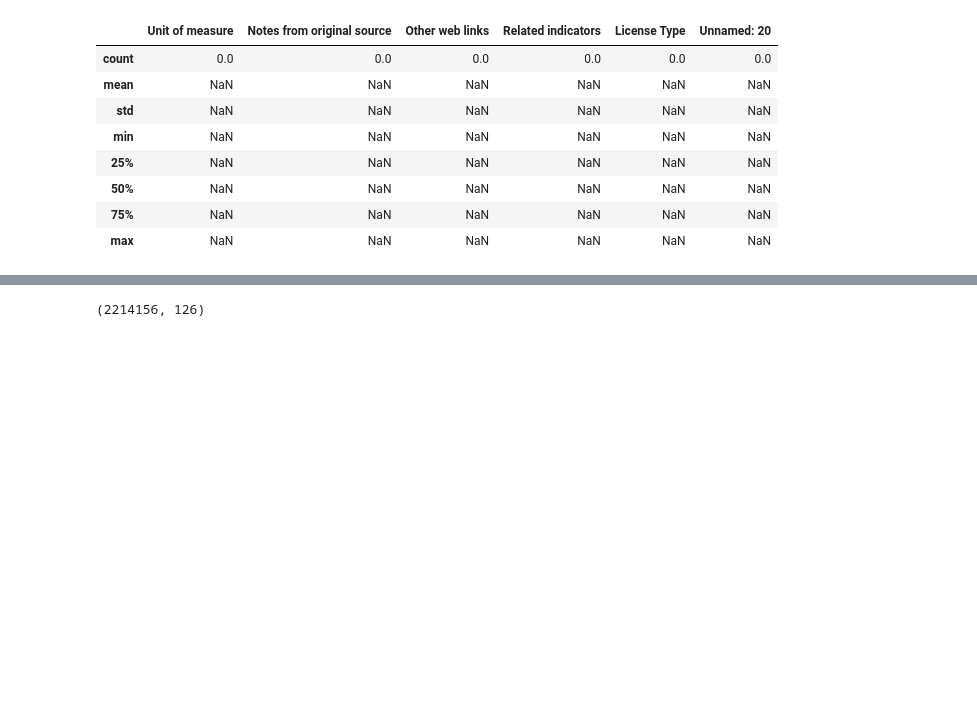
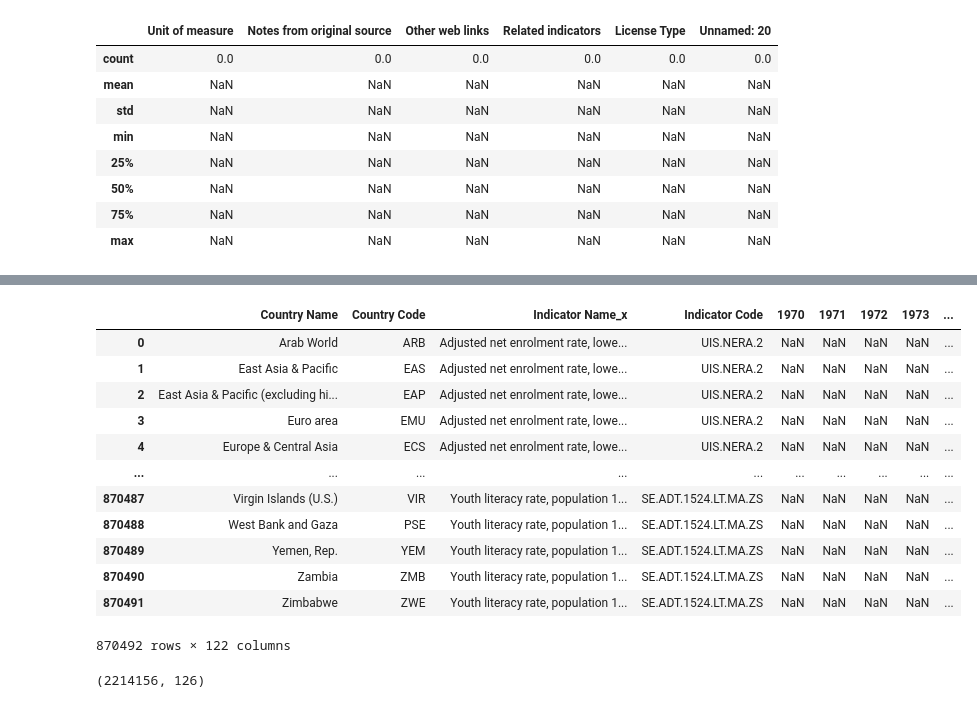
Before and after one commit to corentin5002/edStat, a Jupyter notebook: EdStats notebook.ipynb, the cells around one changed output, grey strips where cells are left out. Drawn from its saved outputs; the diff is of its cells as text; code cells hidden in the pictures; blank space fills up the shorter version.

```diff
--- a/EdStats notebook.ipynb
+++ b/EdStats notebook.ipynb
@@ -138,3 +156,19 @@ dfStatsSeries.describe()
+# %%
+merge2
+# %% [output]
+|  | Country Name | Country Code | Indicator Name_x | Indicator Code | 1970 | 1971 | 1972 | 1973 | ... |
+| 0 | Arab World | ARB | Adjusted net enrolment rate, lowe... | UIS.NERA.2 | NaN | NaN | NaN | NaN | ... |
+| 1 | East Asia & Pacific | EAS | Adjusted net enrolment rate, lowe... | UIS.NERA.2 | NaN | NaN | NaN | NaN | ... |
+| 2 | East Asia & Pacific (excluding hi... | EAP | Adjusted net enrolment rate, lowe... | UIS.NERA.2 | NaN | NaN | NaN | NaN | ... |
+| 3 | Euro area | EMU | Adjusted net enrolment rate, lowe... | UIS.NERA.2 | NaN | NaN | NaN | NaN | ... |
+| 4 | Europe & Central Asia | ECS | Adjusted net enrolment rate, lowe... | UIS.NERA.2 | NaN | NaN | NaN | NaN | ... |
+| ... | ... | ... | ... | ... | ... | ... | ... | ... | ... |
+| 870487 | Virgin Islands (U.S.) | VIR | Youth literacy rate, population 1... | SE.ADT.1524.LT.MA.ZS | NaN | NaN | NaN | NaN | ... |
+| 870488 | West Bank and Gaza | PSE | Youth literacy rate, population 1... | SE.ADT.1524.LT.MA.ZS | NaN | NaN | NaN | NaN | ... |
+| 870489 | Yemen, Rep. | YEM | Youth literacy rate, population 1... | SE.ADT.1524.LT.MA.ZS | NaN | NaN | NaN | NaN | ... |
+| 870490 | Zambia | ZMB | Youth literacy rate, population 1... | SE.ADT.1524.LT.MA.ZS | NaN | NaN | NaN | NaN | ... |
+| 870491 | Zimbabwe | ZWE | Youth literacy rate, population 1... | SE.ADT.1524.LT.MA.ZS | NaN | NaN | NaN | NaN | ... |
+870492 rows × 122 columns
 # %%
 
 merge3 = pd.merge(merge2, cseries, left_on=['Country Code'], right_on=['CountryCode'], how='inner')
```
Also changed, not shown: parts of 15 cells of this notebook.
